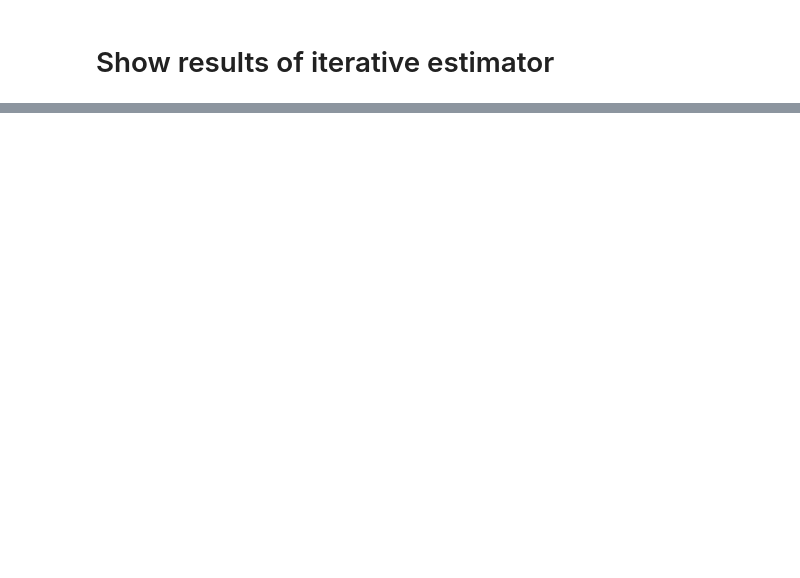
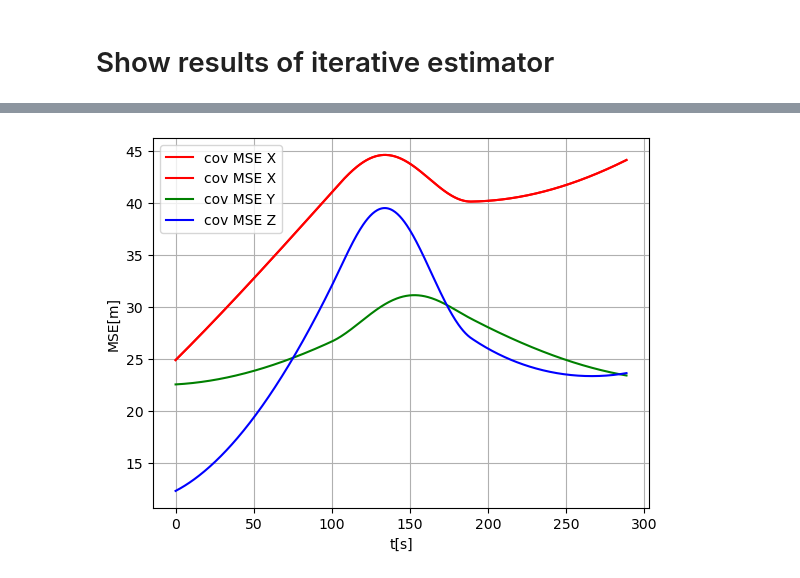
Before and after one commit to EilamNir/noisy-triangulation, a Jupyter notebook: python/src/iterative_estimator_sim.ipynb, the cells around one changed output, grey strips where cells are left out. Cells and saved outputs as stored; diff of their text form; code cells hidden in the pictures; blank space fills up the shorter version.

```diff
--- a/python/src/iterative_estimator_sim.ipynb
+++ b/python/src/iterative_estimator_sim.ipynb
@@ -49,0 +51,20 @@ for i, view in enumerate(views):
+# %%
+# show cov error
+
+cov_mat = it_est.get_cov_err(path1.path)
+cov_MSE = np.sqrt(cov_mat * np.square(sensors.sigma))
+t = path1.time
+
+plt.figure()
+plt.plot(t, cov_MSE[:,0], label=f'cov MSE X', color='r')
+plt.plot(t, cov_MSE[:,0], label=f'cov MSE X', color='r')
+plt.plot(t, cov_MSE[:,1], label=f'cov MSE Y', color='g')
+plt.plot(t, cov_MSE[:,2], label=f'cov MSE Z', color='b')
+
+plt.xlabel('t[s]')
+plt.ylabel('MSE[m]')
+plt.grid()
+plt.legend()
+plt.show()
+# %% [output]
+[figure, added]
```
Also changed, not shown: parts of 3 cells of this notebook, 3 other files.
